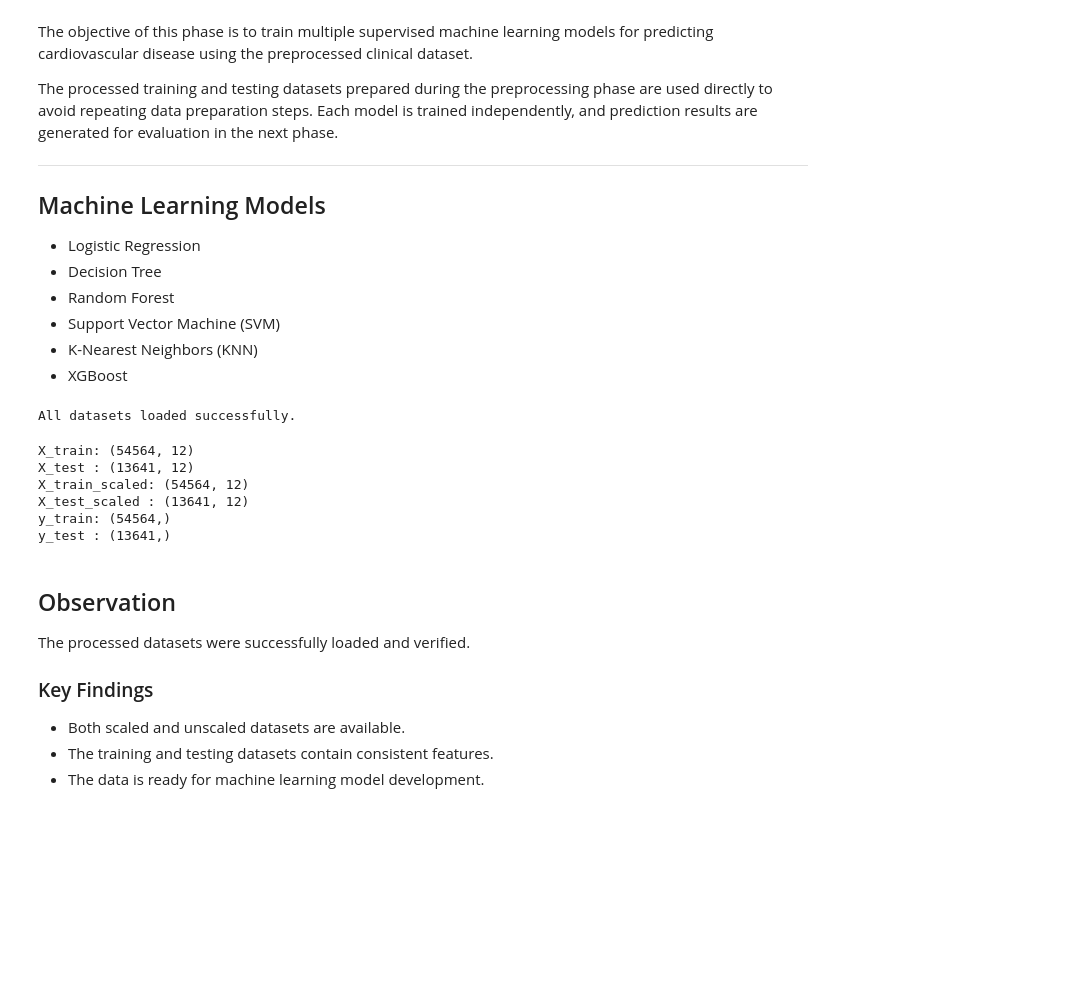
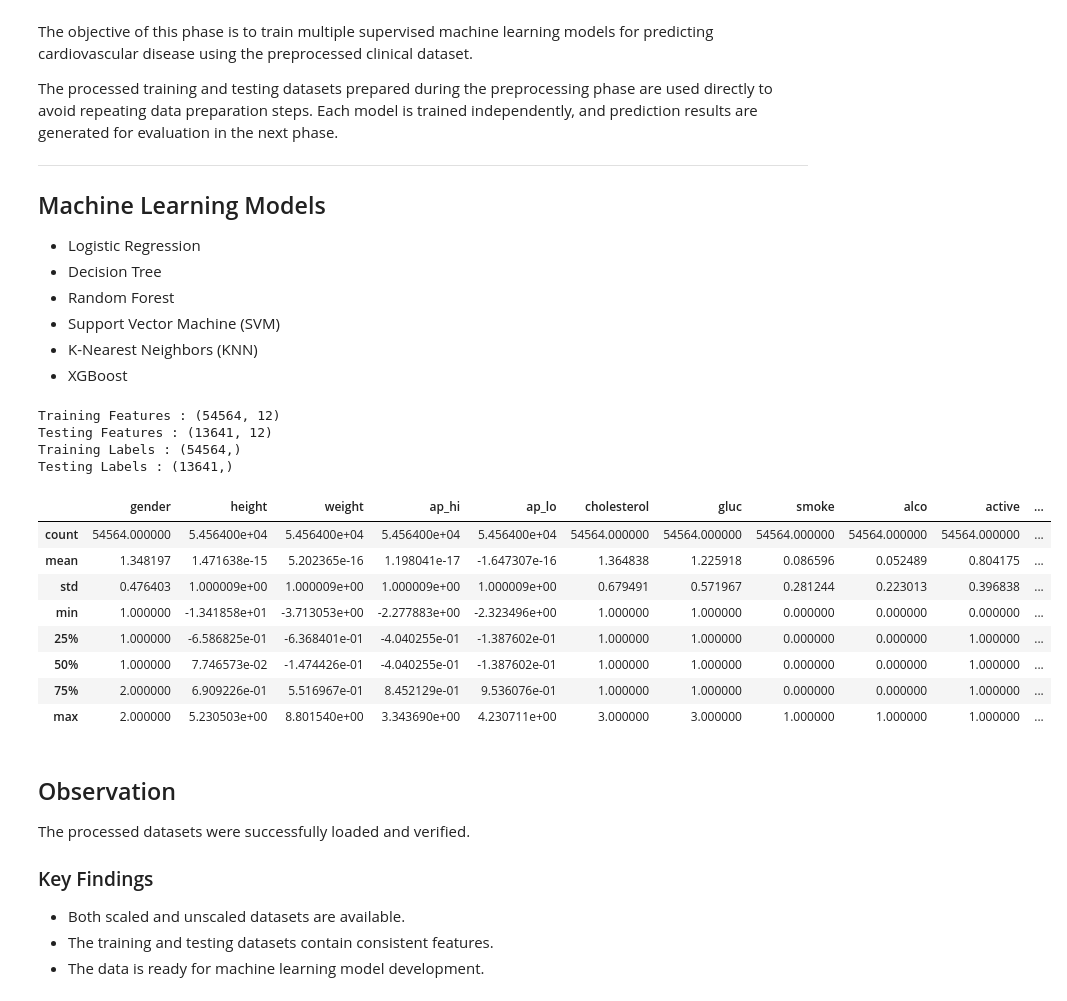
Before and after one commit to dilpreetpb32-pixel/Heart-Disease-Prediction-and-Risk-Assessment, a Jupyter notebook: notebooks/04_Machine_Learning_Model_Development.ipynb, the cells around one changed output. Cells and saved outputs as stored; diff of their text form; code cells hidden in the pictures; blank space fills up the shorter version.

```diff
--- a/notebooks/04_Machine_Learning_Model_Development.ipynb
+++ b/notebooks/04_Machine_Learning_Model_Development.ipynb
@@ -39,41 +43,39 @@ from xgboost import XGBClassifier
 # Step 2: Load Processed Datasets
 # ==========================================================
 
-# Scaled datasets
-X_train_scaled = pd.read_csv("../data/processed/X_train_scaled.csv")
-X_test_scaled = pd.read_csv("../data/processed/X_test_scaled.csv")
+X_train = pd.read_csv("../data/processed/X_train_scaled.csv")
+X_test = pd.read_csv("../data/processed/X_test_scaled.csv")
 
-# Unscaled datasets
-X_train = pd.read_csv("../data/processed/X_train.csv")
-X_test = pd.read_csv("../data/processed/X_test.csv")
-
-# Target
 y_train = pd.read_csv("../data/processed/y_train.csv").squeeze()
 y_test = pd.read_csv("../data/processed/y_test.csv").squeeze()
 
-print("All datasets loaded successfully.")
+print("Training Features :", X_train.shape)
+print("Testing Features :", X_test.shape)
+
+print("Training Labels :", y_train.shape)
+print("Testing Labels :", y_test.shape)
 # %% [output]
-All datasets loaded successfully.
+Training Features : (54564, 12)
+Testing Features : (13641, 12)
+Training Labels : (54564,)
+Testing Labels : (13641,)
 # %%
 # ==========================================================
 # Step 3: Verify Dataset Shapes
 # ==========================================================
 
-print("X_train:", X_train.shape)
-print("X_test :", X_test.shape)
-
-print("X_train_scaled:", X_train_scaled.shape)
-print("X_test_scaled :", X_test_scaled.shape)
-
-print("y_train:", y_train.shape)
-print("y_test :", y_test.shape)
+X_train.head()
+X_train.describe()
 # %% [output]
-X_train: (54564, 12)
-X_test : (13641, 12)
-X_train_scaled: (54564, 12)
-X_test_scaled : (13641, 12)
-y_train: (54564,)
-y_test : (13641,)
+|  | gender | height | weight | ap_hi | ap_lo | cholesterol | gluc | smoke | alco | active | ... |
+| count | 54564.000000 | 5.456400e+04 | 5.456400e+04 | 5.456400e+04 | 5.456400e+04 | 54564.000000 | 54564.000000 | 54564.000000 | 54564.000000 | 54564.000000 | ... |
+| mean | 1.348197 | 1.471638e-15 | 5.202365e-16 | 1.198041e-17 | -1.647307e-16 | 1.364838 | 1.225918 | 0.086596 | 0.052489 | 0.804175 | ... |
+| std | 0.476403 | 1.000009e+00 | 1.000009e+00 | 1.000009e+00 | 1.000009e+00 | 0.679491 | 0.571967 | 0.281244 | 0.223013 | 0.396838 | ... |
+| min | 1.000000 | -1.341858e+01 | -3.713053e+00 | -2.277883e+00 | -2.323496e+00 | 1.000000 | 1.000000 | 0.000000 | 0.000000 | 0.000000 | ... |
+| 25% | 1.000000 | -6.586825e-01 | -6.368401e-01 | -4.040255e-01 | -1.387602e-01 | 1.000000 | 1.000000 | 0.000000 | 0.000000 | 1.000000 | ... |
+| 50% | 1.000000 | 7.746573e-02 | -1.474426e-01 | -4.040255e-01 | -1.387602e-01 | 1.000000 | 1.000000 | 0.000000 | 0.000000 | 1.000000 | ... |
+| 75% | 2.000000 | 6.909226e-01 | 5.516967e-01 | 8.452129e-01 | 9.536076e-01 | 1.000000 | 1.000000 | 0.000000 | 0.000000 | 1.000000 | ... |
+| max | 2.000000 | 5.230503e+00 | 8.801540e+00 | 3.343690e+00 | 4.230711e+00 | 3.000000 | 3.000000 | 1.000000 | 1.000000 | 1.000000 | ... |
 # %% [markdown]
 ## Observation
 
```
Also changed, not shown: parts of 11 cells of this notebook, 17 other files.
